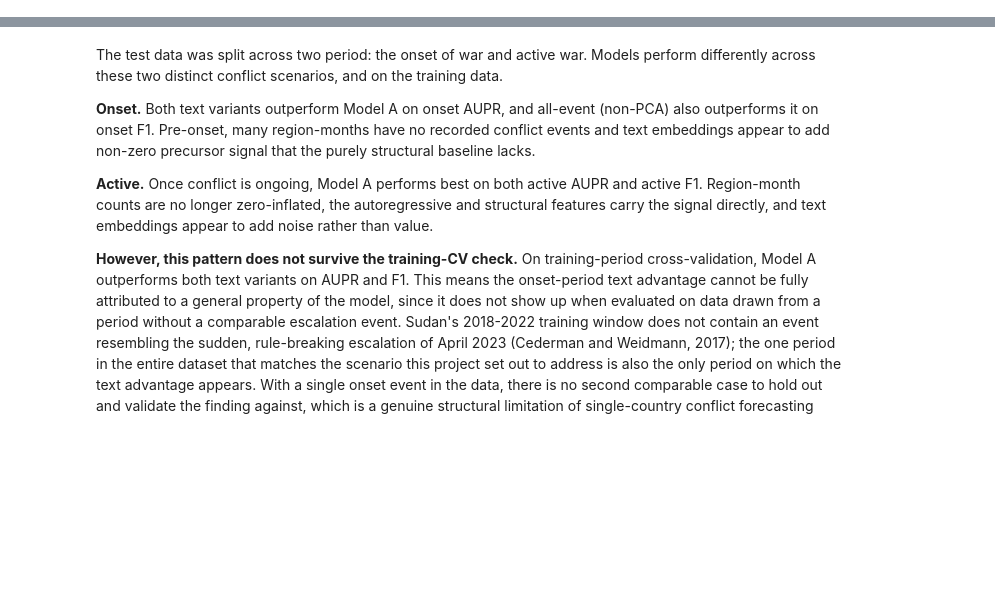
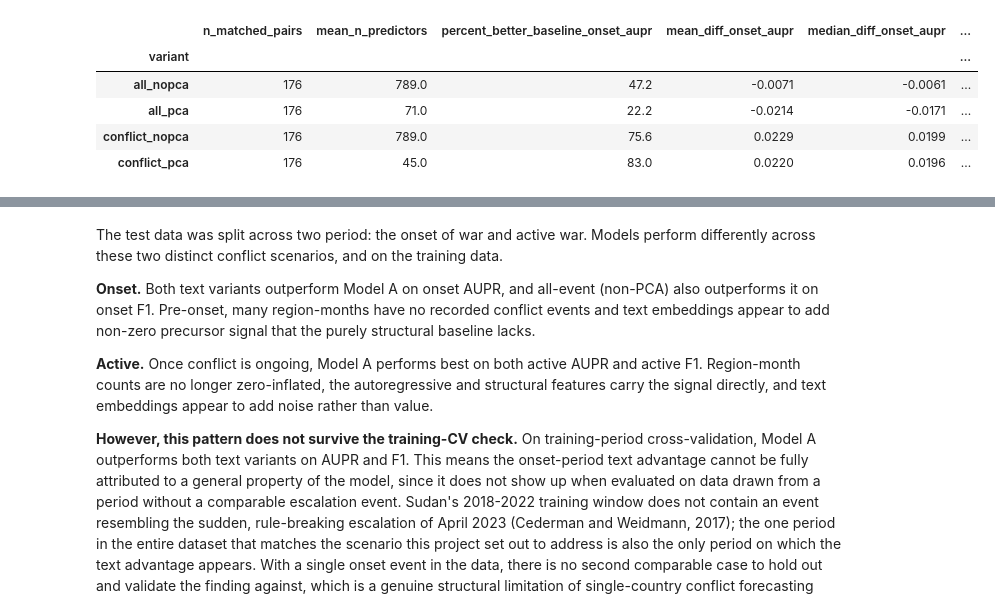
Before and after one commit to eviejones/msc-final-project, a Jupyter notebook: evaluation/results.ipynb, the cells around one changed output, grey strips where cells are left out. Saved outputs shown, nothing was run; the diff lists cells and outputs as text; code cells hidden in the pictures; blank space fills up the shorter version.

```diff
--- a/evaluation/results.ipynb
+++ b/evaluation/results.ipynb
@@ -19,0 +99,11 @@ from utils.reporting import open_model_report
+# %%
+results = pd.read_csv("evaluation/sudan_results.csv")
+onset_metrics = ["onset_aupr", "onset_f1_class1"]
+baseline_comparison_table(results, onset_metrics)
+# %% [output]
+|  | n_matched_pairs | mean_n_predictors | percent_better_baseline_onset_aupr | mean_diff_onset_aupr | median_diff_onset_aupr | ... |
+| variant |  |  |  |  |  | ... |
+| all_nopca | 176 | 789.0 | 47.2 | -0.0071 | -0.0061 | ... |
+| all_pca | 176 | 71.0 | 22.2 | -0.0214 | -0.0171 | ... |
+| conflict_nopca | 176 | 789.0 | 75.6 | 0.0229 | 0.0199 | ... |
+| conflict_pca | 176 | 45.0 | 83.0 | 0.0220 | 0.0196 | ... |
```
Also changed, not shown: parts of 8 cells of this notebook.
